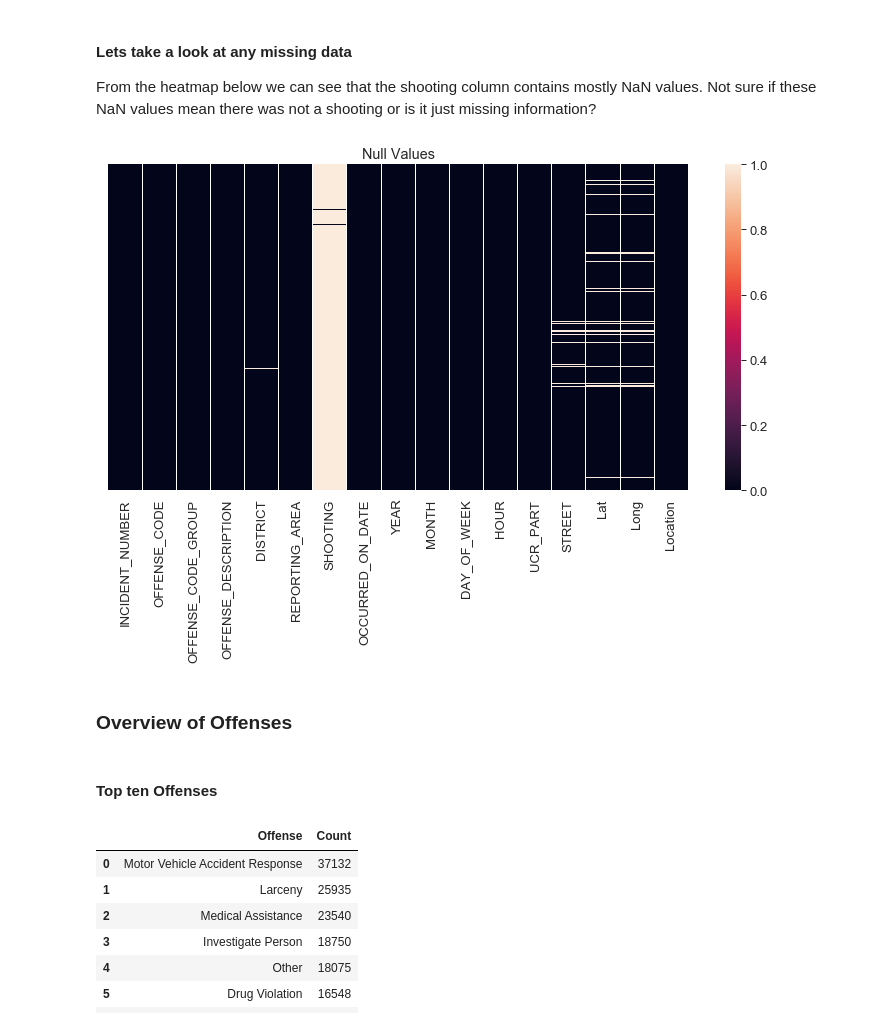
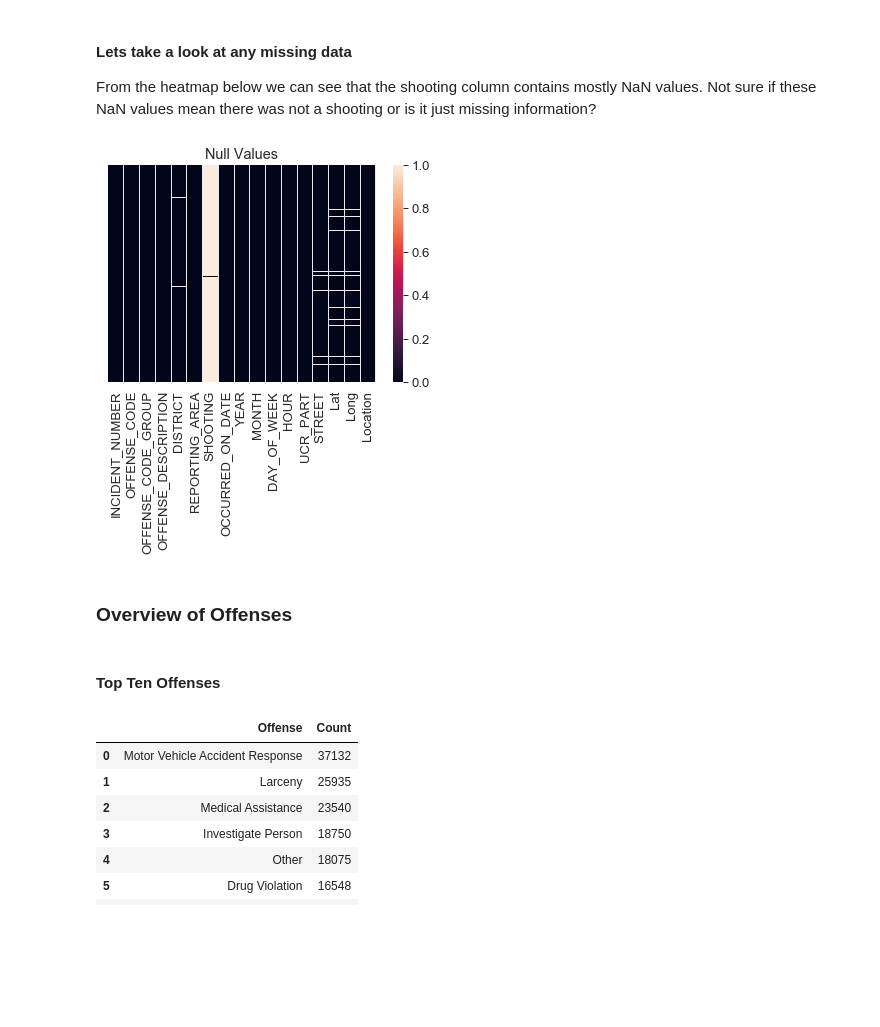
Before and after one commit to SpacePatroller/Boston_Crime_Data, a Jupyter notebook: Crime Data EDA.ipynb, the cells around one changed output. Cells and saved outputs as stored; diff of their text form; code cells hidden in the pictures; blank space fills up the shorter version.

```diff
--- a/Crime Data EDA.ipynb
+++ b/Crime Data EDA.ipynb
@@ -52,19 +52,19 @@ dtype: object
 #### Lets take a look at any missing data
 From the heatmap below we can see that the shooting column contains mostly NaN values. Not sure if these NaN values mean there was not a shooting or is it just missing information?
 # %%
-figure = plt.figure(figsize=(13,6))
+figure = plt.figure()
 sns.heatmap(df.isnull(),yticklabels='')
 plt.title('Null Values')
 
 plt.savefig('images/nullValueHeatMap.png',bbox_inches = 'tight')
 # %% [output]
-[figure, old version]
+[figure, new version]
 # %%
 # DROP NULL VALUES ??????
 # %% [markdown]
 ### Overview of Offenses
 # %% [markdown]
-#### Top ten Offenses
+#### Top Ten Offenses
 # %%
 # create DF of unique offense and how many times they occured.
 offenseCounts = pd.DataFrame(df['OFFENSE_CODE_GROUP'].value_counts()).reset_index()
```
Also changed, not shown: parts of 4 cells of this notebook, 5 other files.
